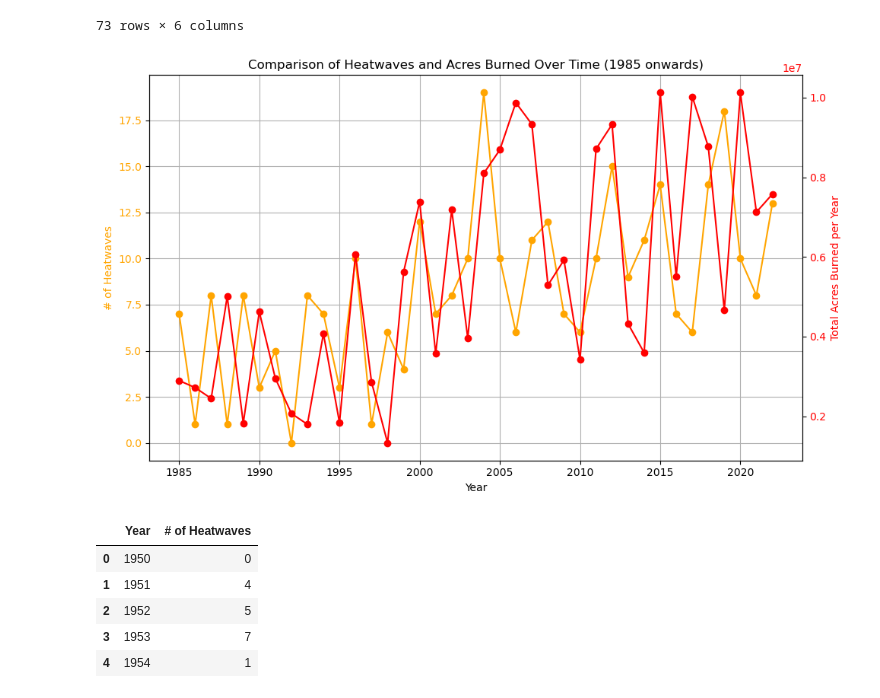
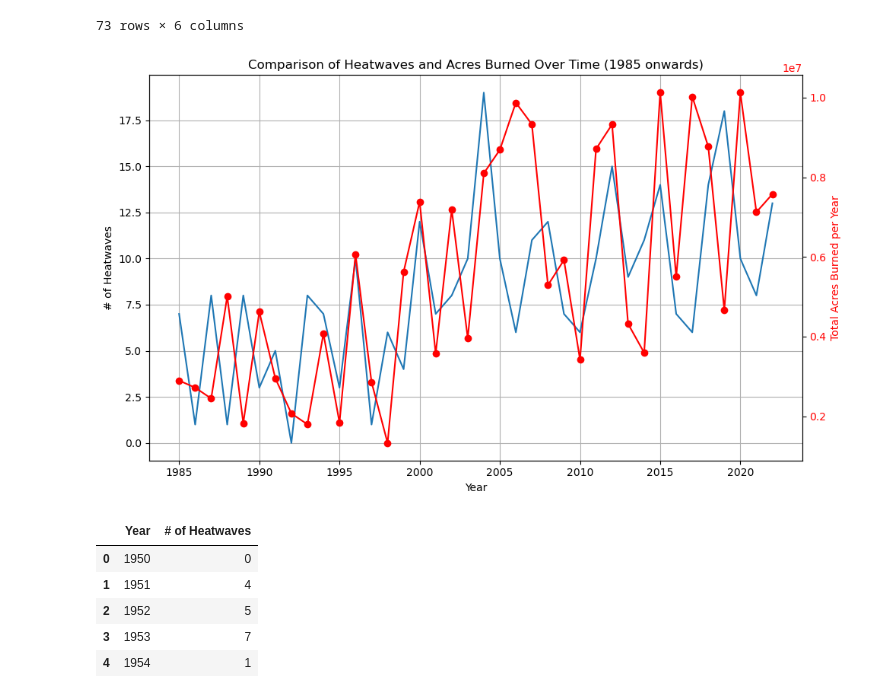
Before and after one commit to KoBlades/Team-9-Heatwaves, a Jupyter notebook: Wildfire Data/Wildfire Data Cleaning.ipynb, the cells around one changed output. Drawn from its saved outputs; the diff is of its cells as text; code cells hidden in the pictures.

```diff
--- a/Wildfire Data/Wildfire Data Cleaning.ipynb
+++ b/Wildfire Data/Wildfire Data Cleaning.ipynb
@@ -608,34 +608,34 @@ df_cleaned
 # %%
 import matplotlib.pyplot as plt
 
 # Filter data to only include years from 1985 onwards
 df_cleaned_filtered = df_cleaned[df_cleaned['Year'] >= 1985]
 wildfire_costs_filtered = wildfire_costs_dropped_columns[wildfire_costs_dropped_columns['Year'] >= 1985]
 
 # Create the figure and the first y-axis
 fig, ax1 = plt.subplots(figsize=(10, 6))
 
 # Plot df_cleaned data on the first y-axis (left)
 ax1.set_xlabel('Year')
-ax1.set_ylabel('# of Heatwaves', color='orange')
-ax1.plot(df_cleaned_filtered['Year'], df_cleaned_filtered['# of Heatwaves'], label='# of Heatwaves', marker='o', color='orange')
-ax1.tick_params(axis='y', labelcolor='orange')
+ax1.set_ylabel('# of Heatwaves')
+ax1.plot(df_cleaned_filtered['Year'], df_cleaned_filtered['# of Heatwaves'], label='# of Heatwaves', marker='o')
+ax1.tick_params(axis='y')
 
 # Create a second y-axis (right)
 ax2 = ax1.twinx()
 ax2.set_ylabel('Total Acres Burned per Year', color='red')  # Second y-axis
 ax2.plot(wildfire_costs_filtered['Year'], wildfire_costs_filtered['Acres'], label='Total Acres Burned per Year', marker='o', color='red')
 ax2.tick_params(axis='y', labelcolor='red')
 
 # Add a title and grid
 plt.title('Comparison of Heatwaves and Acres Burned Over Time (1985 onwards)')
 ax1.grid(True)
 
 # Display the graph
 fig.tight_layout()  # To prevent overlap
 plt.show()
 # %% [output]
-[figure, old version]
+[figure, new version]
 # %%
 # Narrow down the data to just 'Year' and '# of Heatwaves'
 df_heatwave_narrowed = df_cleaned[['Year', '# of Heatwaves']]
```
Also changed, not shown: parts of 1 cell of this notebook, 3 other files.
